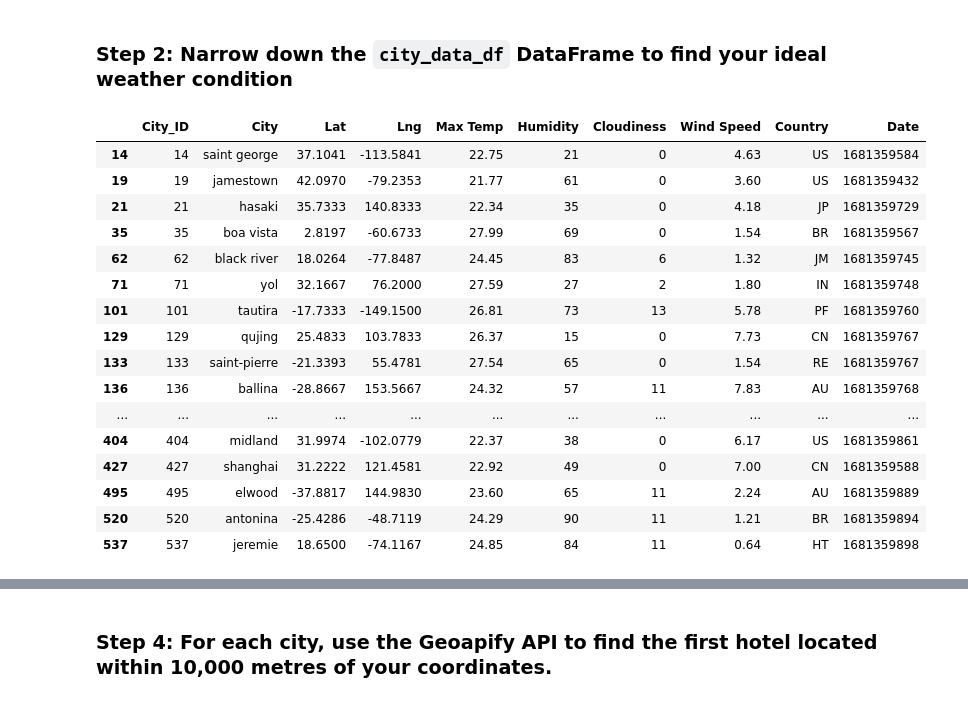
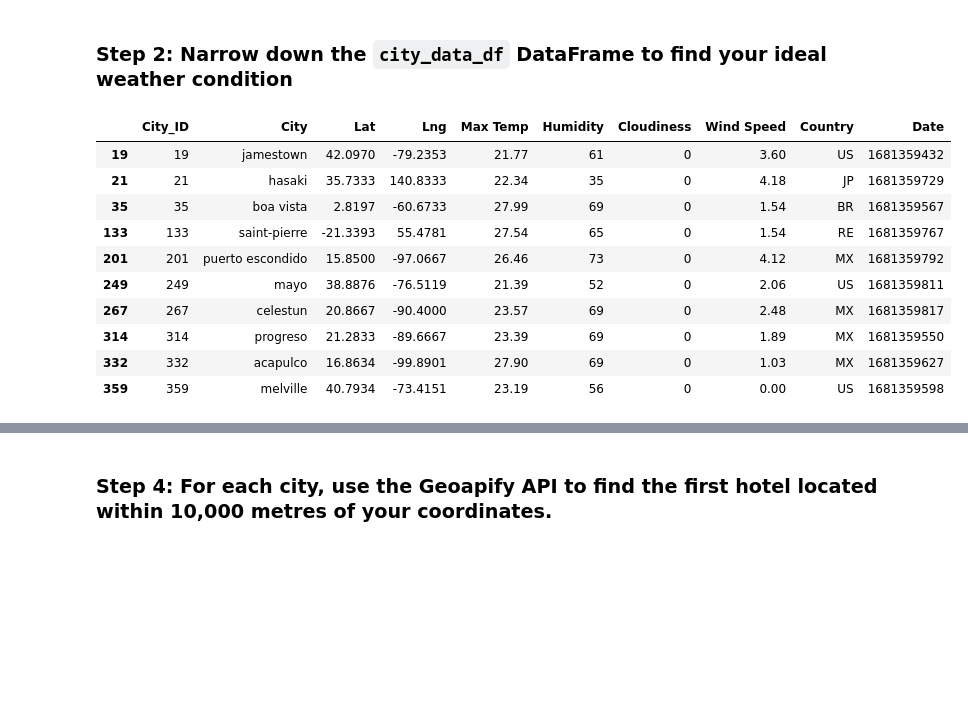
Before and after one commit to ajoyg/World_Weather_Analysis, a Jupyter notebook: VacationPy.ipynb, the cells around one changed output, grey strips where cells are left out. Cells and saved outputs as stored; diff of their text form; code cells hidden in the pictures; blank space fills up the shorter version.

```diff
--- a/VacationPy.ipynb
+++ b/VacationPy.ipynb
@@ -54,32 +54,26 @@ map_city_plot
 # %%
 # Narrow down cities that fit criteria and drop any results with null values
 # YOUR CODE HERE
 #A max temperature lower than 27 degrees but higher than 21, windspeed < 4.5 m/s, zero cloudiness
-ideal_conditions_cities  = city_data_df.loc[(city_data_df['Max Temp'] < 28) & (city_data_df['Max Temp'] >= 21) & (city_data_df['Wind Speed'] < 10)& (city_data_df['Cloudiness'] < 15),:]
+ideal_conditions_cities  = city_data_df.loc[(city_data_df['Max Temp'] < 28) & (city_data_df['Max Temp'] >= 21) & (city_data_df['Wind Speed'] < 4.5)& (city_data_df['Cloudiness'] == 0),:]
 
 # Drop any rows with null values
 ideal_condtions_citites = ideal_conditions_cities.dropna(how='any')
 
 # Display sample data
 ideal_conditions_cities
 # %% [output]
 |  | City_ID | City | Lat | Lng | Max Temp | Humidity | Cloudiness | Wind Speed | Country | Date |
-| 14 | 14 | saint george | 37.1041 | -113.5841 | 22.75 | 21 | 0 | 4.63 | US | 1681359584 |
 | 19 | 19 | jamestown | 42.0970 | -79.2353 | 21.77 | 61 | 0 | 3.60 | US | 1681359432 |
 | 21 | 21 | hasaki | 35.7333 | 140.8333 | 22.34 | 35 | 0 | 4.18 | JP | 1681359729 |
 | 35 | 35 | boa vista | 2.8197 | -60.6733 | 27.99 | 69 | 0 | 1.54 | BR | 1681359567 |
-| 62 | 62 | black river | 18.0264 | -77.8487 | 24.45 | 83 | 6 | 1.32 | JM | 1681359745 |
-| 71 | 71 | yol | 32.1667 | 76.2000 | 27.59 | 27 | 2 | 1.80 | IN | 1681359748 |
-| 101 | 101 | tautira | -17.7333 | -149.1500 | 26.81 | 73 | 13 | 5.78 | PF | 1681359760 |
-| 129 | 129 | qujing | 25.4833 | 103.7833 | 26.37 | 15 | 0 | 7.73 | CN | 1681359767 |
 | 133 | 133 | saint-pierre | -21.3393 | 55.4781 | 27.54 | 65 | 0 | 1.54 | RE | 1681359767 |
-| 136 | 136 | ballina | -28.8667 | 153.5667 | 24.32 | 57 | 11 | 7.83 | AU | 1681359768 |
-| ... | ... | ... | ... | ... | ... | ... | ... | ... | ... | ... |
-| 404 | 404 | midland | 31.9974 | -102.0779 | 22.37 | 38 | 0 | 6.17 | US | 1681359861 |
-| 427 | 427 | shanghai | 31.2222 | 121.4581 | 22.92 | 49 | 0 | 7.00 | CN | 1681359588 |
-| 495 | 495 | elwood | -37.8817 | 144.9830 | 23.60 | 65 | 11 | 2.24 | AU | 1681359889 |
-| 520 | 520 | antonina | -25.4286 | -48.7119 | 24.29 | 90 | 11 | 1.21 | BR | 1681359894 |
-| 537 | 537 | jeremie | 18.6500 | -74.1167 | 24.85 | 84 | 11 | 0.64 | HT | 1681359898 |
+| 201 | 201 | puerto escondido | 15.8500 | -97.0667 | 26.46 | 73 | 0 | 4.12 | MX | 1681359792 |
+| 249 | 249 | mayo | 38.8876 | -76.5119 | 21.39 | 52 | 0 | 2.06 | US | 1681359811 |
+| 267 | 267 | celestun | 20.8667 | -90.4000 | 23.57 | 69 | 0 | 2.48 | MX | 1681359817 |
+| 314 | 314 | progreso | 21.2833 | -89.6667 | 23.39 | 69 | 0 | 1.89 | MX | 1681359550 |
+| 332 | 332 | acapulco | 16.8634 | -99.8901 | 27.90 | 69 | 0 | 1.03 | MX | 1681359627 |
+| 359 | 359 | melville | 40.7934 | -73.4151 | 23.19 | 56 | 0 | 0.00 | US | 1681359598 |
 # %%
 # Use the Pandas copy function to create DataFrame called hotel_df to store the city, country, coordinates, and humidity
 hotel_df=ideal_conditions_cities.loc[:,('City','Country','Lat','Lng','Humidity')]
```
Also changed, not shown: parts of 2 cells of this notebook.
